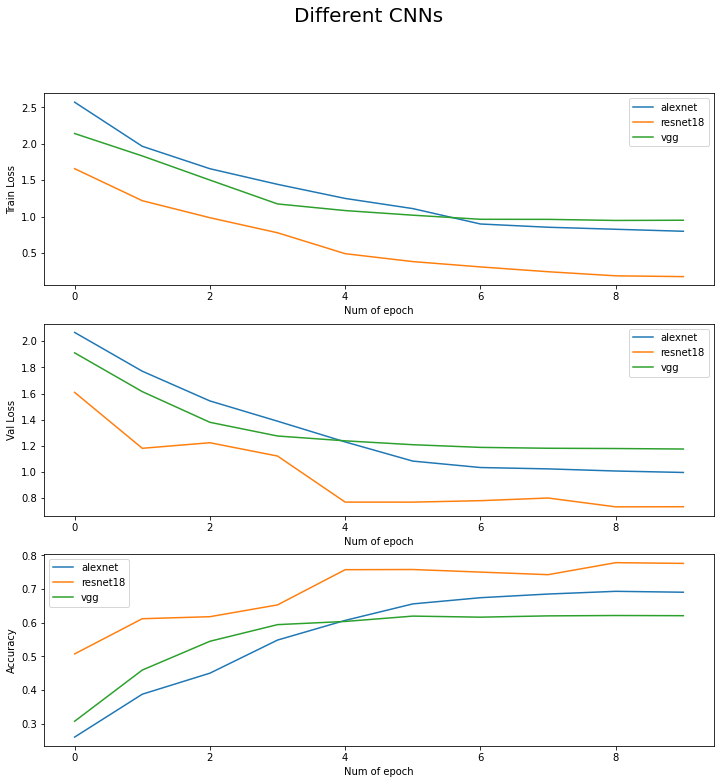
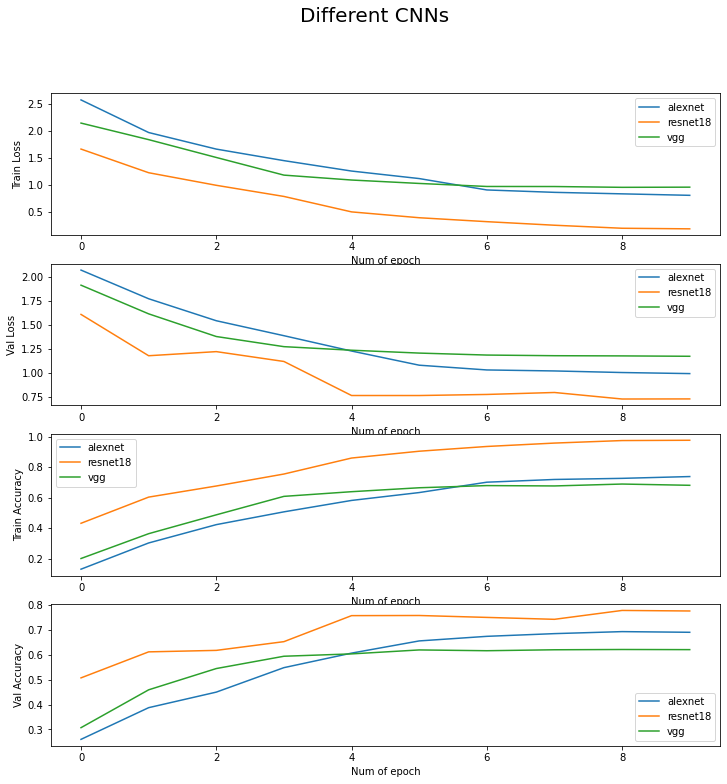
Code edit (unified diff) that turned the first committed figure into the second:
--- before
+++ after
@@ -1,3 +1,3 @@
-fig, axes = plt.subplots(3, 1, figsize=(12, 12))
+fig, axes = plt.subplots(4, 1, figsize=(12, 12))
 fig.suptitle('Different CNNs', fontsize='20')
 
@@ -16,10 +16,17 @@
 axes[1].set_ylabel('Val Loss')
 
-axes[2].plot(alex_metrics['val'], label='alexnet')
-axes[2].plot(metrics_res_18['val'], label='resnet18')
-axes[2].plot(vgg_metrics['val'], label='vgg')
+axes[2].plot(alex_metrics['train'], label='alexnet')
+axes[2].plot(metrics_res_18['train'], label='resnet18')
+axes[2].plot(vgg_metrics['train'], label='vgg')
 axes[2].legend()
 axes[2].set_xlabel('Num of epoch')
-axes[2].set_ylabel('Accuracy')
+axes[2].set_ylabel('Train Accuracy')
+
+axes[3].plot(alex_metrics['val'], label='alexnet')
+axes[3].plot(metrics_res_18['val'], label='resnet18')
+axes[3].plot(vgg_metrics['val'], label='vgg')
+axes[3].legend()
+axes[3].set_xlabel('Num of epoch')
+axes[3].set_ylabel('Val Accuracy')
 
 plt.show()

Commit: add new exp